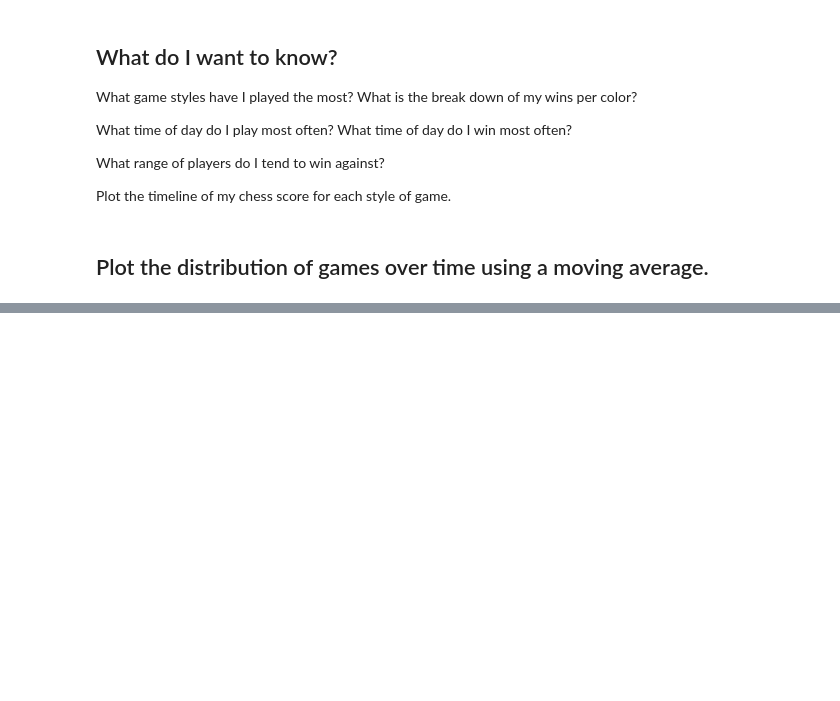
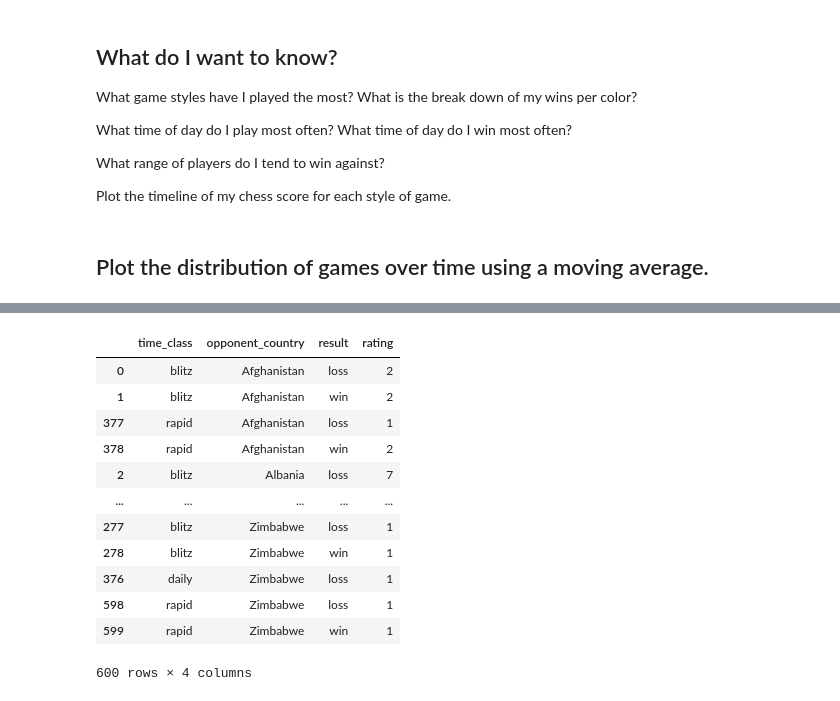
Before and after one commit to stuart-watt/chess_scraper, a Jupyter notebook: analyse_games.ipynb, the cells around one changed output, grey strips where cells are left out. Cells and saved outputs as stored; diff of their text form; code cells hidden in the pictures; blank space fills up the shorter version.

```diff
--- a/analyse_games.ipynb
+++ b/analyse_games.ipynb
@@ -167,0 +405,30 @@ daily_games[(daily_games["time_class"]=="blitz")&(daily_games["date"]>datetime(2
+# %%
+# user_stats = []
+
+# for uu, username in enumerate(df["opponent"].unique()[:]):
+
+#     r = requests.get(f"https://api.chess.com/pub/player/{username}")
+#     user_stats.append(r.json())
+
+#     if divmod(uu, 50)[1] == 0:
+#         print(uu, r)
+
+# user_info = pd.DataFrame(user_stats)
+# user_info.to_json("data/opponents.json", orient="records")
+
+user_info = pd.read_json("data/opponents.json")
+user_info = user_info.dropna(subset=["country"])
+user_info = user_info[["country", "username"]].rename(columns={"username": "opponent", "country": "@id"})
+
+# country_info = []
+
+# for country in user_info["country"].unique():
+#     r = requests.get(country)
+#     country_info.append(r.json())
+
+# country_info = pd.DataFrame(country_info)
+
+country_info = pd.read_json("data/countries.json")
+country_info = country_info[["@id", "name"]].rename(columns={"name": "opponent_country"})
+
+user_info = user_info[["opponent", "@id"]].merge(country_info, on="@id", how="inner")
@@ -167,0 +451,22 @@ daily_games[(daily_games["time_class"]=="blitz")&(daily_games["date"]>datetime(2
+# %%
+opponents = df.copy()
+opponents["opponent"] = opponents["opponent"].str.lower()
+
+opponents = opponents.merge(user_info, on="opponent", how="left")
+opponents = opponents[["time_class", "result", "opponent_country", "rating"]]
+# %%
+opponents.groupby(["time_class", "opponent_country", "result"]).count().reset_index().sort_values(by=["opponent_country", "time_class", "result"])
+# %% [output]
+|  | time_class | opponent_country | result | rating |
+| 0 | blitz | Afghanistan | loss | 2 |
+| 1 | blitz | Afghanistan | win | 2 |
+| 377 | rapid | Afghanistan | loss | 1 |
+| 378 | rapid | Afghanistan | win | 2 |
+| 2 | blitz | Albania | loss | 7 |
+| ... | ... | ... | ... | ... |
+| 277 | blitz | Zimbabwe | loss | 1 |
+| 278 | blitz | Zimbabwe | win | 1 |
+| 376 | daily | Zimbabwe | loss | 1 |
+| 598 | rapid | Zimbabwe | loss | 1 |
+| 599 | rapid | Zimbabwe | win | 1 |
+600 rows × 4 columns
```
Also changed, not shown: parts of 13 cells of this notebook.
